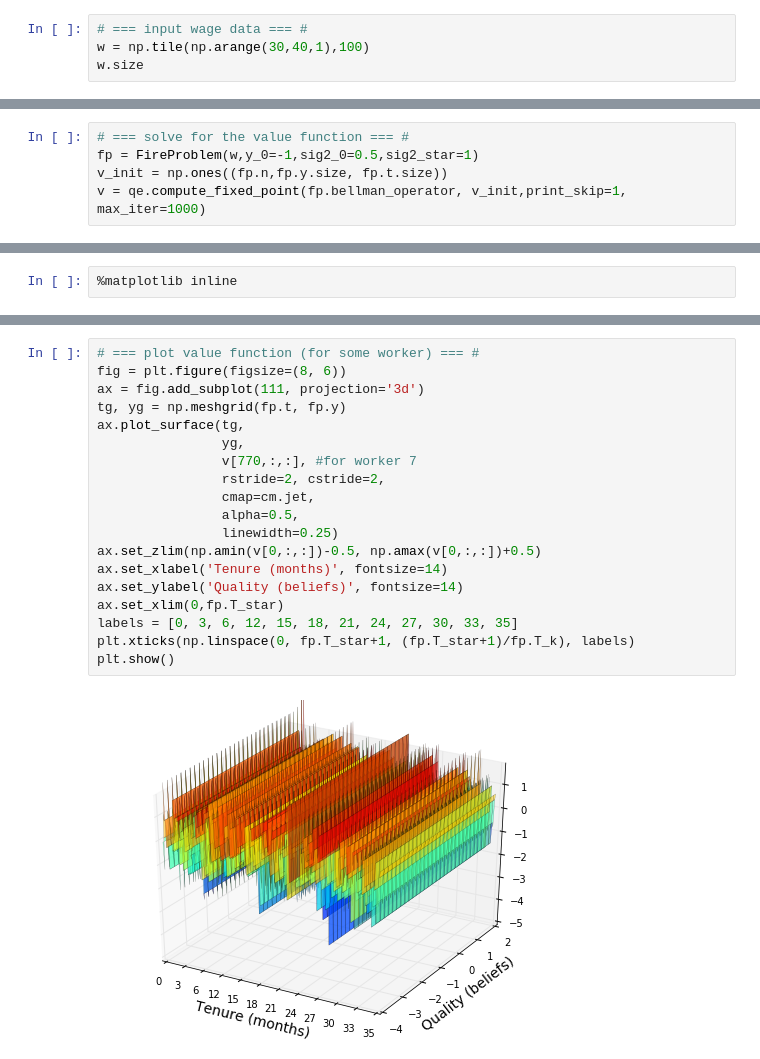
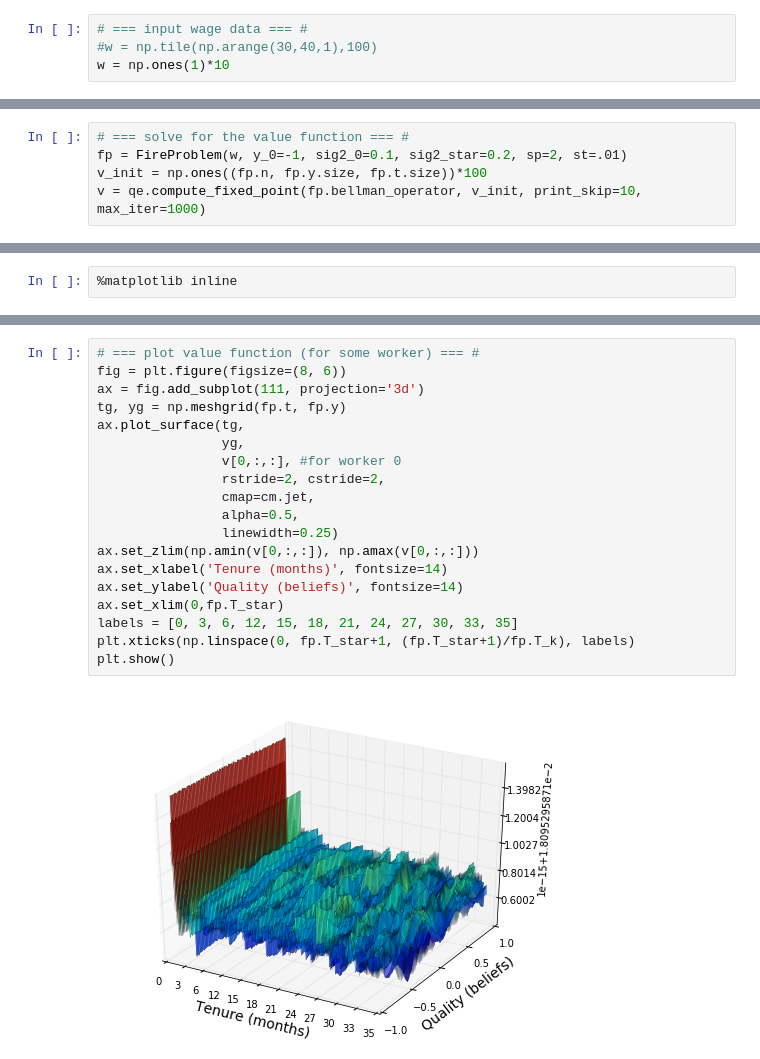
Before and after one commit to lorenzolagos/Probationary_Periods, a Jupyter notebook: model_simple_test.ipynb, the cells around one changed output, grey strips where cells are left out. Drawn from its saved outputs; the diff is of its cells as text.

```diff
--- a/model_simple_test.ipynb
+++ b/model_simple_test.ipynb
@@ -7,5 +7,5 @@ import quantecon as qe
 from model_simple import FireProblem
 # %%
 # === input wage data === #
-w = np.tile(np.arange(30,40,1),100)
-w.size
+#w = np.tile(np.arange(30,40,1),100)
+w = np.ones(1)*10
@@ -14,8 +12,8 @@ w.size
 # %%
 # === solve for the value function === #
-fp = FireProblem(w,y_0=-1,sig2_0=0.5,sig2_star=1)
-v_init = np.ones((fp.n,fp.y.size, fp.t.size))
-v = qe.compute_fixed_point(fp.bellman_operator, v_init,print_skip=1, max_iter=1000)
+fp = FireProblem(w, y_0=-1, sig2_0=0.1, sig2_star=0.2, sp=2, st=.01)
+v_init = np.ones((fp.n, fp.y.size, fp.t.size))*100
+v = qe.compute_fixed_point(fp.bellman_operator, v_init, print_skip=10, max_iter=1000)
 # %% [output]
 Iteration    Distance       Elapsed (seconds)
 ---------------------------------------------
@@ -65,24 +64,24 @@ plt.show()
 # %%
 # === plot value function (for some worker) === #
 fig = plt.figure(figsize=(8, 6))
 ax = fig.add_subplot(111, projection='3d')
 tg, yg = np.meshgrid(fp.t, fp.y)
 ax.plot_surface(tg,
                 yg,
-                v[770,:,:], #for worker 7
+                v[0,:,:], #for worker 0
                 rstride=2, cstride=2,
                 cmap=cm.jet,
                 alpha=0.5,
                 linewidth=0.25)
-ax.set_zlim(np.amin(v[0,:,:])-0.5, np.amax(v[0,:,:])+0.5)
+ax.set_zlim(np.amin(v[0,:,:]), np.amax(v[0,:,:]))
 ax.set_xlabel('Tenure (months)', fontsize=14)
 ax.set_ylabel('Quality (beliefs)', fontsize=14)
 ax.set_xlim(0,fp.T_star)
 labels = [0, 3, 6, 12, 15, 18, 21, 24, 27, 30, 33, 35]
 plt.xticks(np.linspace(0, fp.T_star+1, (fp.T_star+1)/fp.T_k), labels)
 plt.show()
 # %% [output]
-[figure, old version]
+[figure, new version]
 # %%
 # === plot the optimal policy (for some worker) === #
 fig, ax = plt.subplots(figsize=(6,6))
```
Also changed, not shown: parts of 5 cells of this notebook, 1 other file.
